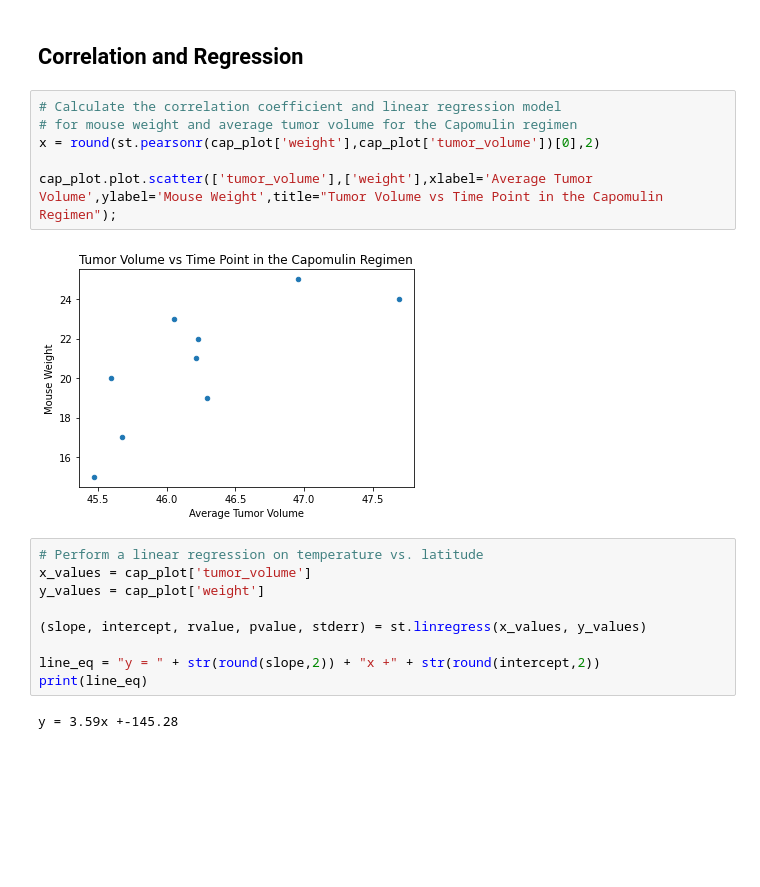
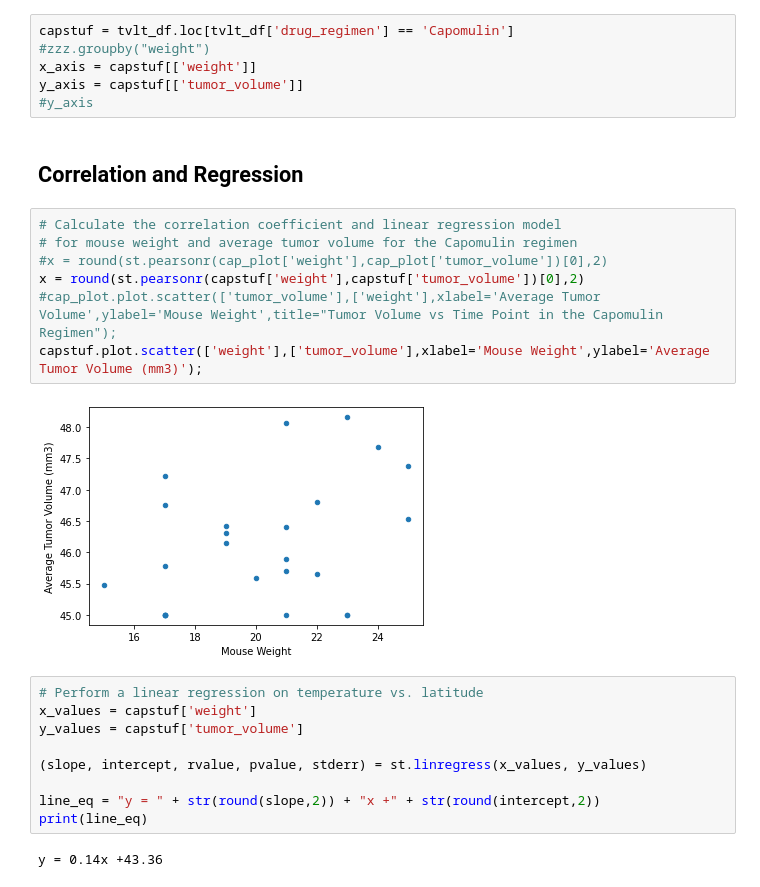
Before and after one commit to usa4148/the-power-of-plots, a Jupyter notebook: pymaceuticals_starter.ipynb, the cells around one changed output. Cells and saved outputs as stored; diff of their text form; blank space fills up the shorter version.

```diff
--- a/pymaceuticals_starter.ipynb
+++ b/pymaceuticals_starter.ipynb
@@ -418,24 +375,31 @@ cap_plot #.plot.scatter()
+# %%
+capstuf = tvlt_df.loc[tvlt_df['drug_regimen'] == 'Capomulin']
+#zzz.groupby("weight")
+x_axis = capstuf[['weight']]
+y_axis = capstuf[['tumor_volume']]
+#y_axis
 # %% [markdown]
 ## Correlation and Regression
 # %%
 # Calculate the correlation coefficient and linear regression model
 # for mouse weight and average tumor volume for the Capomulin regimen
-x = round(st.pearsonr(cap_plot['weight'],cap_plot['tumor_volume'])[0],2)
-
-cap_plot.plot.scatter(['tumor_volume'],['weight'],xlabel='Average Tumor Volume',ylabel='Mouse Weight',title="Tumor Volume vs Time Point in the Capomulin Regimen");
+#x = round(st.pearsonr(cap_plot['weight'],cap_plot['tumor_volume'])[0],2)
+x = round(st.pearsonr(capstuf['weight'],capstuf['tumor_volume'])[0],2)
+#cap_plot.plot.scatter(['tumor_volume'],['weight'],xlabel='Average Tumor Volume',ylabel='Mouse Weight',title="Tumor Volume vs Time Point in the Capomulin Regimen");
+capstuf.plot.scatter(['weight'],['tumor_volume'],xlabel='Mouse Weight',ylabel='Average Tumor Volume (mm3)');
 # %% [output]
-[figure, old version]
+[figure, new version]
 # %%
 # Perform a linear regression on temperature vs. latitude
-x_values = cap_plot['tumor_volume']
-y_values = cap_plot['weight']
+x_values = capstuf['weight']
+y_values = capstuf['tumor_volume']
 
 (slope, intercept, rvalue, pvalue, stderr) = st.linregress(x_values, y_values)
 
 line_eq = "y = " + str(round(slope,2)) + "x +" + str(round(intercept,2))
 print(line_eq)
 # %% [output]
-y = 3.59x +-145.28
+y = 0.14x +43.36
 # %%
 # Get regression values
 regress_values = x_values * slope + intercept
```
Also changed, not shown: parts of 7 cells of this notebook.
